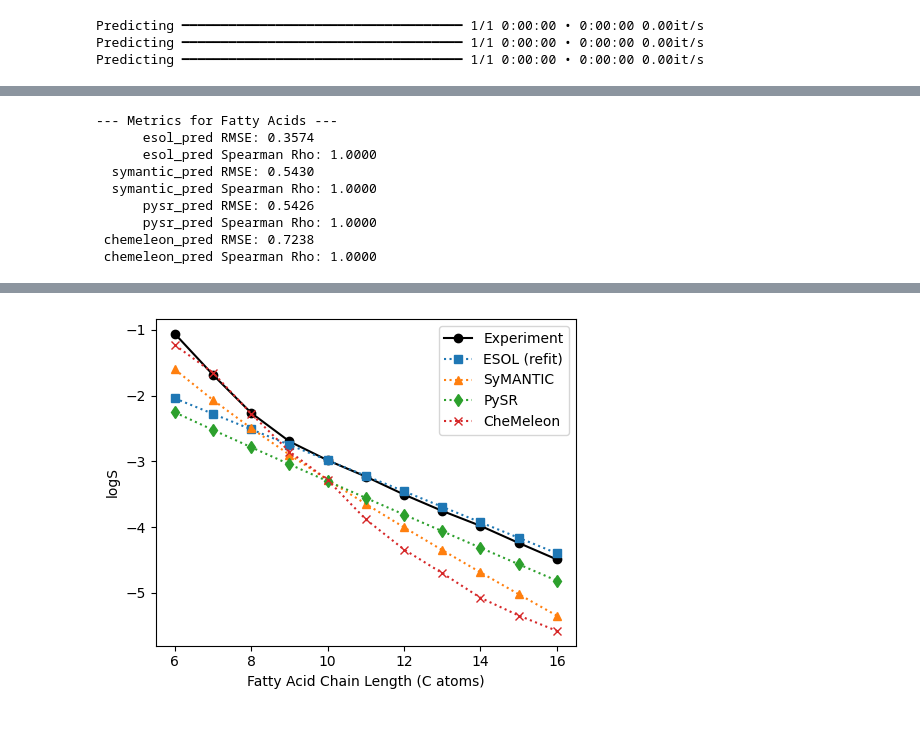
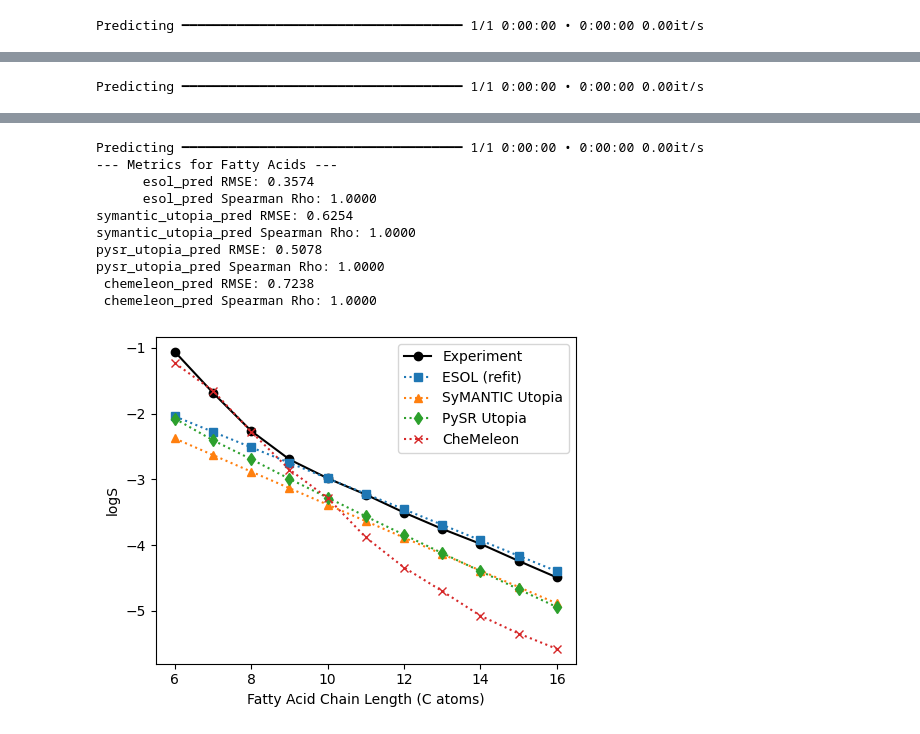
Before and after one commit to JacksonBurns/interpretable_aqueous_solubility, a Jupyter notebook: demo/demo.ipynb, the cells around one changed output, grey strips where cells are left out. Drawn from its saved outputs; the diff is of its cells as text; code cells hidden in the pictures.

Commit message:
refactoring plotting with new rseults

```diff
--- a/demo/demo.ipynb
+++ b/demo/demo.ipynb
@@ -68,10 +68,10 @@ def apply_models(df):
                       (9.637e-03 * df["rotors"]) - (1.087e+00 * df["ap"]) - 1.037e+00
 
     # SyMANTIC
-    df["symantic_pred"] = 0.0367*((df["MolLogP"]*df["LabuteASA"])/(df["MolLogP"]-df["Chi0v"])) + 499.497*((df["Chi0v"]+df["Chi0n"])/(df["LabuteASA"])**2) -2.863
+    df["symantic_utopia_pred"] = -0.6393026684206614*df["MolLogP"] + -0.0391539240305631*(df["VSA_EState9"]+df["VSA_EState2"]) - 0.9344308361212934
 
     # PySR
-    df["pysr_pred"] = (df["BCUT2D_CHGLO"] - df["MolLogP"])/1.5725921487066359
+    df["pysr_utopia_pred"] = -0.6258959106197134*(df["AvgIpc"] + df["MolLogP"])
 
     # CheMeleon (Dynamic execution)
     df["chemeleon_pred"] = predict_chemeleon(df)
@@ -80,7 +80,7 @@ def apply_models(df):
 
 def print_metrics(df, dataset_name):
     print(f"--- Metrics for {dataset_name} ---")
-    models = ["esol_pred", "symantic_pred", "pysr_pred", "chemeleon_pred"]
+    models = ["esol_pred", "symantic_utopia_pred", "pysr_utopia_pred", "chemeleon_pred"]
     for model in models:
         rmse = np.sqrt(np.mean((df[model] - df["logS"]) ** 2))
         print(f"{model:>15} RMSE: {rmse:.4f}")
@@ -110,8 +110,8 @@ fa_data["chain_length"] = fa_data["SMILES"].apply(lambda s: s.count("C"))
 plt.figure(figsize=(5, 4))
 plt.plot(fa_data["chain_length"], fa_data["logS"], label="Experiment", marker="o", linestyle='-', color='black')
 plt.plot(fa_data["chain_length"], fa_data["esol_pred"], label="ESOL (refit)", marker="s", linestyle=':')
-plt.plot(fa_data["chain_length"], fa_data["symantic_pred"], label="SyMANTIC", marker="^", linestyle=':')
-plt.plot(fa_data["chain_length"], fa_data["pysr_pred"], label="PySR", marker="d", linestyle=':')
+plt.plot(fa_data["chain_length"], fa_data["symantic_utopia_pred"], label="SyMANTIC Utopia", marker="^", linestyle=':')
+plt.plot(fa_data["chain_length"], fa_data["pysr_utopia_pred"], label="PySR Utopia", marker="d", linestyle=':')
 plt.plot(fa_data["chain_length"], fa_data["chemeleon_pred"], label="CheMeleon", marker="x", linestyle=':')
 
 plt.xlabel("Fatty Acid Chain Length (C atoms)")
@@ -134,4 +133,2 @@ LOCAL_RANK: 0 - CUDA_VISIBLE_DEVICES: [0]
 Predicting ━━━━━━━━━━━━━━━━━━━━━━━━━━━━━━━━━━━━ 1/1 0:00:00 • 0:00:00 0.00it/s
-Predicting ━━━━━━━━━━━━━━━━━━━━━━━━━━━━━━━━━━━━ 1/1 0:00:00 • 0:00:00 0.00it/s
-Predicting ━━━━━━━━━━━━━━━━━━━━━━━━━━━━━━━━━━━━ 1/1 0:00:00 • 0:00:00 0.00it/s
 LOCAL_RANK: 0 - CUDA_VISIBLE_DEVICES: [0]
@@ -143,9 +135 @@ LOCAL_RANK: 0 - CUDA_VISIBLE_DEVICES: [0]
---- Metrics for Fatty Acids ---
-      esol_pred RMSE: 0.3574
-      esol_pred Spearman Rho: 1.0000
-  symantic_pred RMSE: 0.5430
-  symantic_pred Spearman Rho: 1.0000
-      pysr_pred RMSE: 0.5426
-      pysr_pred Spearman Rho: 1.0000
- chemeleon_pred RMSE: 0.7238
- chemeleon_pred Spearman Rho: 1.0000
+Predicting ━━━━━━━━━━━━━━━━━━━━━━━━━━━━━━━━━━━━ 1/1 0:00:00 • 0:00:00 0.00it/s
@@ -152,4 +142,14 @@ LOCAL_RANK: 0 - CUDA_VISIBLE_DEVICES: [0]
+Predicting ━━━━━━━━━━━━━━━━━━━━━━━━━━━━━━━━━━━━ 1/1 0:00:00 • 0:00:00 0.00it/s
+--- Metrics for Fatty Acids ---
+      esol_pred RMSE: 0.3574
+      esol_pred Spearman Rho: 1.0000
+symantic_utopia_pred RMSE: 0.6254
+symantic_utopia_pred Spearman Rho: 1.0000
+pysr_utopia_pred RMSE: 0.5078
+pysr_utopia_pred Spearman Rho: 1.0000
+ chemeleon_pred RMSE: 0.7238
+ chemeleon_pred Spearman Rho: 1.0000
-[figure, old version]
+[figure, new version]
 # %%
 # 1. Load Data
 anc_data = pd.read_csv("../data/ancenes.csv")
```
Also changed, not shown: parts of 2 cells of this notebook, 33 other files.
